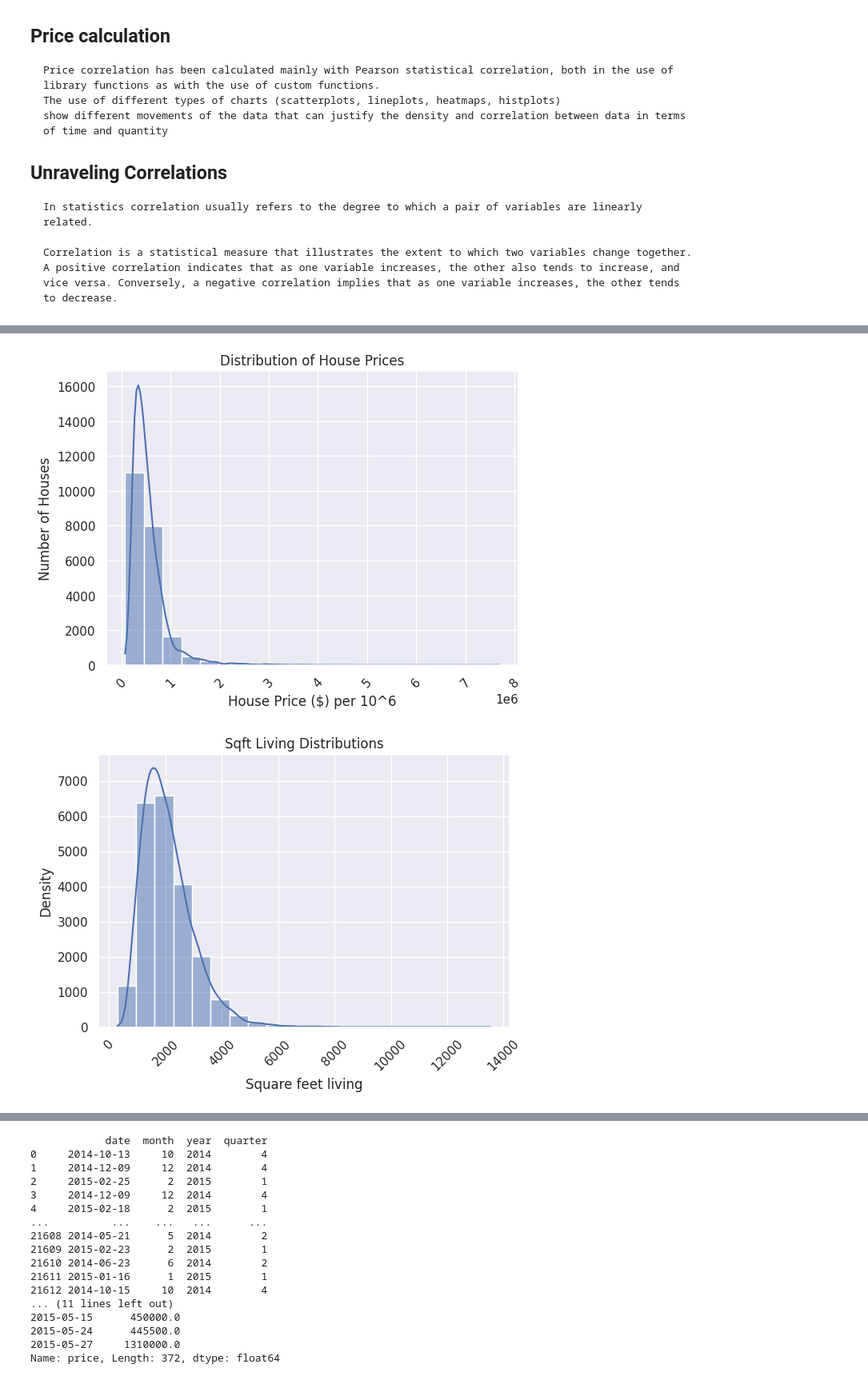
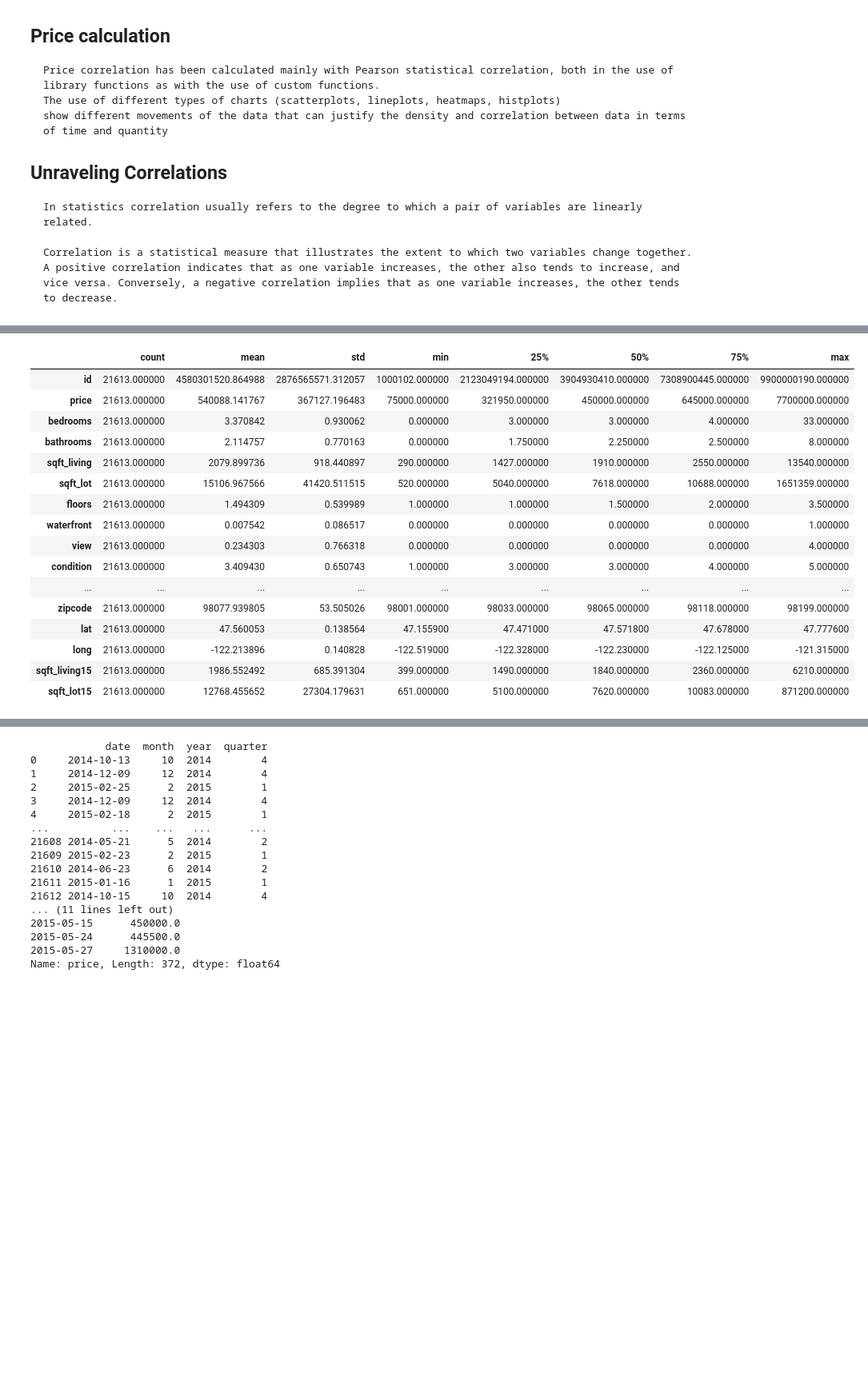
Before and after one commit to dieremy/Data_processing, a Jupyter notebook: src/house_data_lab.ipynb, the cells around one changed output, grey strips where cells are left out. Shown at 80% size. Drawn from its saved outputs; the diff is of its cells as text; code cells hidden in the pictures; blank space fills up the shorter version.

```diff
--- a/src/house_data_lab.ipynb
+++ b/src/house_data_lab.ipynb
@@ -102,23 +91,25 @@ price          1.000000
 # %%
-print(type(df['date'].to_csv(index=False)))
-
-print(data.get_occurrences(df['price']))
-
 print(df['price'].describe())
 
-sns.histplot(df['price'], kde=True, bins=20)
-plt.xlabel('House Price ($) per 10^6')
-plt.ylabel('Number of Houses')
-plt.title('Distribution of House Prices')
-plt.xticks(rotation=45)
-plt.tight_layout()
-plt.show()
+df.describe().T \
+    .style \
+    .bar(subset=['mean']) \
+    .background_gradient(subset=['std'], cmap='Blues') \
+    .background_gradient(subset=['50%'], cmap='BuGn')
 
-sns.histplot(df['sqft_living'], kde=True, bins=20)
-plt.xlabel('Square feet living')
-plt.ylabel('Density')
-plt.title('Sqft Living Distributions')
-plt.xticks(rotation=45)
-plt.tight_layout()
-plt.show()
+# sns.histplot(df['price'], kde=True, bins=20)
+# plt.xlabel('House Price ($) per 10^6')
+# plt.ylabel('Number of Houses')
+# plt.title('Distribution of House Prices')
+# plt.xticks(rotation=45)
+# plt.tight_layout()
+# plt.show()
+
+# sns.histplot(df['sqft_living'], kde=True, bins=20)
+# plt.xlabel('Square feet living')
+# plt.ylabel('Density')
+# plt.title('Sqft Living Distributions')
+# plt.xticks(rotation=45)
+# plt.tight_layout()
+# plt.show()
 # %% [output]
@@ -138,6 +121,21 @@ price
 50%      4.500000e+05
 75%      6.450000e+05
 max      7.700000e+06
 Name: price, dtype: float64
-[figure, removed]
-[figure, removed]
+|  | count | mean | std | min | 25% | 50% | 75% | max |
+| id | 21613.000000 | 4580301520.864988 | 2876565571.312057 | 1000102.000000 | 2123049194.000000 | 3904930410.000000 | 7308900445.000000 | 9900000190.000000 |
+| price | 21613.000000 | 540088.141767 | 367127.196483 | 75000.000000 | 321950.000000 | 450000.000000 | 645000.000000 | 7700000.000000 |
+| bedrooms | 21613.000000 | 3.370842 | 0.930062 | 0.000000 | 3.000000 | 3.000000 | 4.000000 | 33.000000 |
+| bathrooms | 21613.000000 | 2.114757 | 0.770163 | 0.000000 | 1.750000 | 2.250000 | 2.500000 | 8.000000 |
+| sqft_living | 21613.000000 | 2079.899736 | 918.440897 | 290.000000 | 1427.000000 | 1910.000000 | 2550.000000 | 13540.000000 |
+| sqft_lot | 21613.000000 | 15106.967566 | 41420.511515 | 520.000000 | 5040.000000 | 7618.000000 | 10688.000000 | 1651359.000000 |
+| floors | 21613.000000 | 1.494309 | 0.539989 | 1.000000 | 1.000000 | 1.500000 | 2.000000 | 3.500000 |
+| waterfront | 21613.000000 | 0.007542 | 0.086517 | 0.000000 | 0.000000 | 0.000000 | 0.000000 | 1.000000 |
+| view | 21613.000000 | 0.234303 | 0.766318 | 0.000000 | 0.000000 | 0.000000 | 0.000000 | 4.000000 |
+| condition | 21613.000000 | 3.409430 | 0.650743 | 1.000000 | 3.000000 | 3.000000 | 4.000000 | 5.000000 |
+| ... | ... | ... | ... | ... | ... | ... | ... | ... |
+| zipcode | 21613.000000 | 98077.939805 | 53.505026 | 98001.000000 | 98033.000000 | 98065.000000 | 98118.000000 | 98199.000000 |
+| lat | 21613.000000 | 47.560053 | 0.138564 | 47.155900 | 47.471000 | 47.571800 | 47.678000 | 47.777600 |
+| long | 21613.000000 | -122.213896 | 0.140828 | -122.519000 | -122.328000 | -122.230000 | -122.125000 | -121.315000 |
+| sqft_living15 | 21613.000000 | 1986.552492 | 685.391304 | 399.000000 | 1490.000000 | 1840.000000 | 2360.000000 | 6210.000000 |
+| sqft_lot15 | 21613.000000 | 12768.455652 | 27304.179631 | 651.000000 | 5100.000000 | 7620.000000 | 10083.000000 | 871200.000000 |
```
Also changed, not shown: parts of 8 cells of this notebook.
